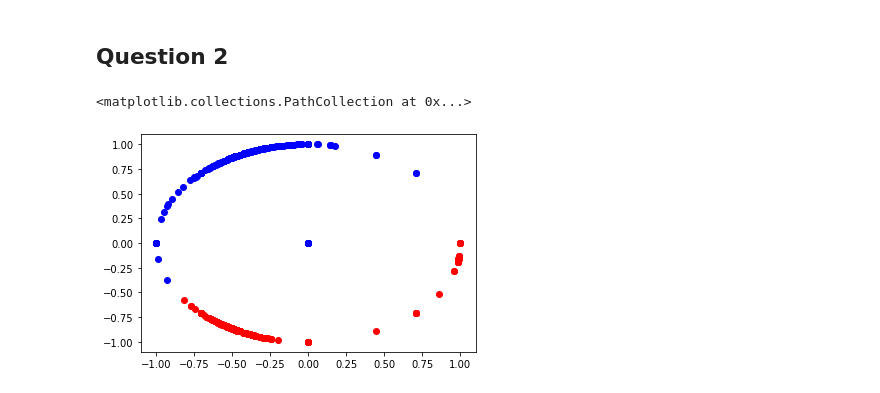
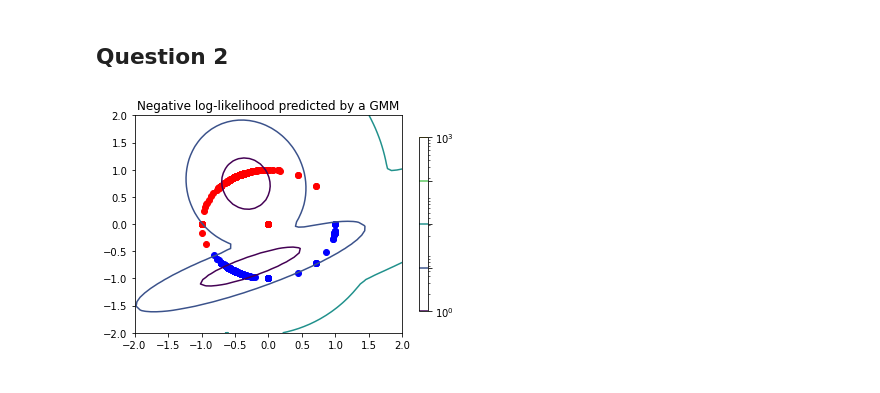
Before and after one commit to roypaulin/python, a Jupyter notebook: unistroke_TP/Unistroke_TP_1.ipynb, the cells around one changed output. Cells and saved outputs as stored; diff of their text form; code cells hidden in the pictures.

```diff
--- a/unistroke_TP/Unistroke_TP_1.ipynb
+++ b/unistroke_TP/Unistroke_TP_1.ipynb
@@ -109,31 +110,44 @@ print(gmm.covariances_)
 # %% [markdown]
 ## Question 2
-# %%
-labels = gmm.predict(X)
-
-x_class_0 = []
-y_class_0 = []
-x_class_1 = []
-y_class_1 = []
-
-
-for i in range(len(x)):
-    if labels[i] == 0:
-        x_class_0.append(X[i][0])
-        y_class_0.append(X[i][1])
-    else:
-        x_class_1.append(X[i][0])
-        y_class_1.append(X[i][1])
-
-
-plt.scatter(x_class_0, y_class_0, color='red')
-plt.scatter(x_class_1, y_class_1, color='blue')
-
-
-def compoGMM(X, weights, means, covariances):
-    res = 0
-    for i in len(weights):
-        res += weights[i]*
-# %% [output]
-<matplotlib.collections.PathCollection at 0x...>
-[figure, removed]
+# %%
+labels = gmm.predict(X)
+
+x_class_0 = []
+y_class_0 = []
+x_class_1 = []
+y_class_1 = []
+
+
+for i in range(len(x)):
+    if labels[i] == 0:
+        x_class_0.append(X[i][0])
+        y_class_0.append(X[i][1])
+    else:
+        x_class_1.append(X[i][0])
+        y_class_1.append(X[i][1])
+
+#Xp=[X[i][0] for i in range(len(X))]
+#print(Xp)
+#Yp=[X[i][1] for i in range(len(X))]
+Xp = np.linspace(-2., 2.)
+Yp = np.linspace(-2., 2.)
+#meshgrid is used to create a rectangular grid out of two given one-dimensional arrays
+X1,Y1=np.meshgrid(Xp,Yp)
+#ravel is used to create a contiguous flattened array
+XX = np.array([X1.ravel(), Y1.ravel()]).T
+#score_samples compute the weighted log probabilities for each sample
+Z = -gmm.score_samples(XX)
+Z = Z.reshape(X1.shape)
+CS = plt.contour(X1, Y1, Z, norm=LogNorm(vmin=1.0, vmax=1000.0),
+                 levels=np.logspace(0, 3, 5))
+#CS = plt.contourf(X1, Y1, Z)
+CB = plt.colorbar(CS, shrink=0.8, extend='both')
+#print(Z)
+plt.scatter(x_class_0, y_class_0, color='red')
+plt.scatter(x_class_1, y_class_1, color='blue')
+plt.title('Negative log-likelihood predicted by a GMM')
+plt.axis('tight')
+plt.show()
+#plt.show()
+# %% [output]
+[figure, added]
```
Also changed, not shown: parts of 17 cells of this notebook.
